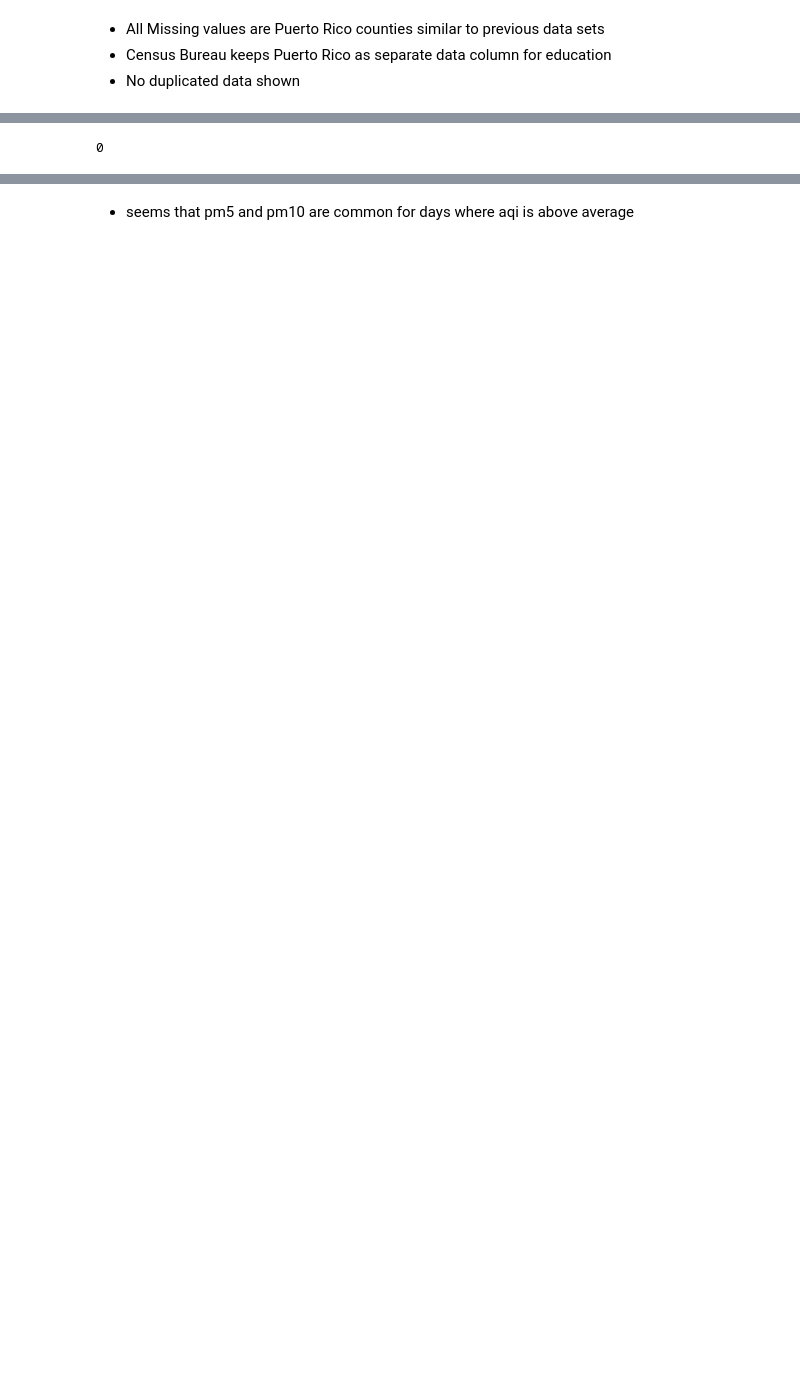
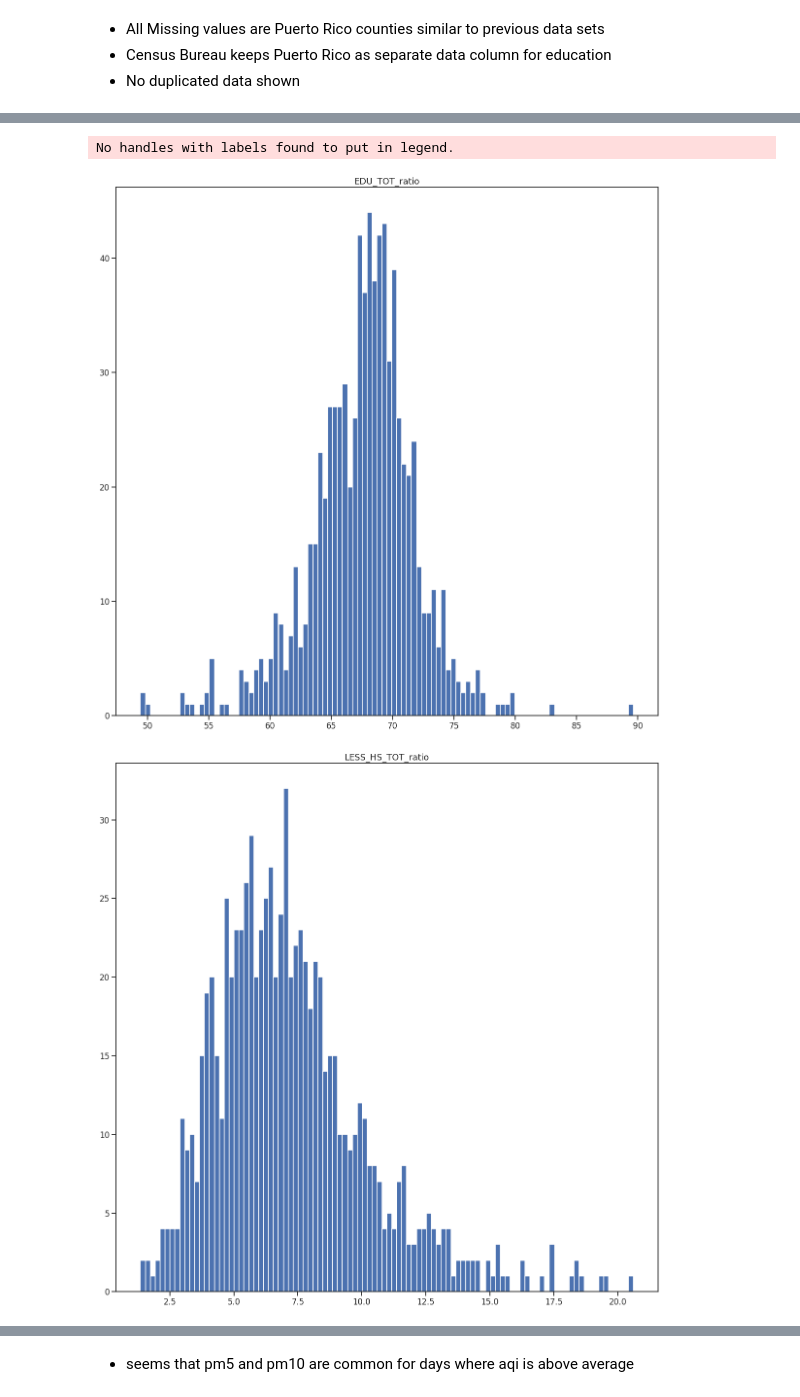
Before and after one commit to willkchan/Pollution-Forecast, a Jupyter notebook: src/preparation/Data_Wrangling7.ipynb, the cells around one changed output, grey strips where cells are left out. Drawn from its saved outputs; the diff is of its cells as text; code cells hidden in the pictures; blank space fills up the shorter version.

Commit message:
clean up 2017 edu vehicle data

```diff
--- a/src/preparation/Data_Wrangling7.ipynb
+++ b/src/preparation/Data_Wrangling7.ipynb
@@ -775,0 +784,10 @@ educ_vehicle_2017
+# %%
+edu_vehicle_estimates = educ_vehicle_2017.columns.values[4:]
+# educ_vehicle_2017
+
+for est in edu_vehicle_estimates:
+    educ_vehicle_2017[est + '_ratio'] = educ_vehicle_2017[est] / educ_vehicle_2017['POP'] * 100
+    educ_vehicle_2017.drop(est, axis=1, inplace=True)
+
+# convert into ratios
+display(educ_vehicle_2017)
@@ -776,13 +811,14 @@ educ_vehicle_2017
 # %%
-for dem in demographic:
+edu_veh_ratio = educ_vehicle_2017.columns.values[4:]
+edu_veh_ratio
+for ratio in edu_veh_ratio:
     fig, ax = plt.subplots(figsize=(20,20))
 
-    plt.title(' mean AQI vs ' + dem)
-    plt.xlabel('Dem ratio')
-    plt.ylabel('Mean AQI')
-    ax.scatter(EAST_MID_WEST_avg_aqi_dem_2017_2019[dem], EAST_MID_WEST_avg_aqi_dem_2017_2019['AQI'], label=dem)
-
+    plt.title(ratio)
+    ax.hist(educ_vehicle_2017[ratio], bins=100)
 ax.legend(bbox_to_anchor=(1.05,1))
 plt.show()
 # %% [output]
-0
+No handles with labels found to put in legend.
+[figure, added]
+[figure, added]
```
Also changed, not shown: parts of 14 cells of this notebook.
